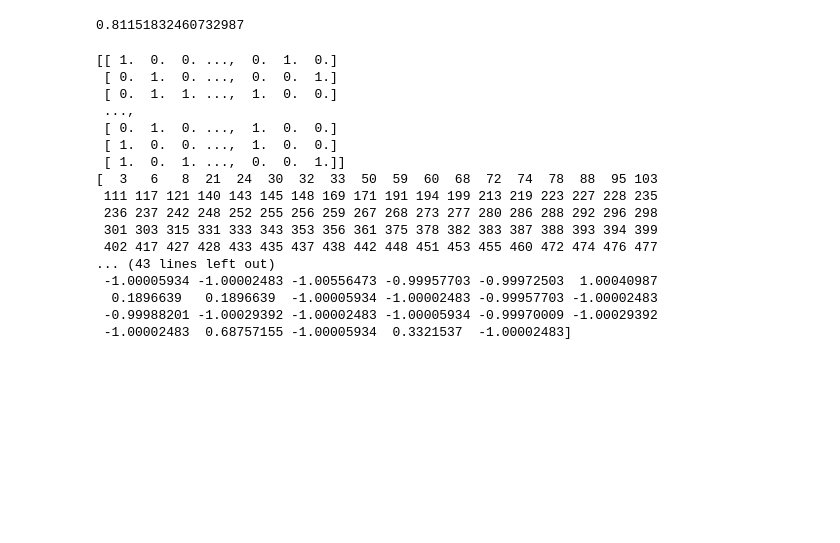
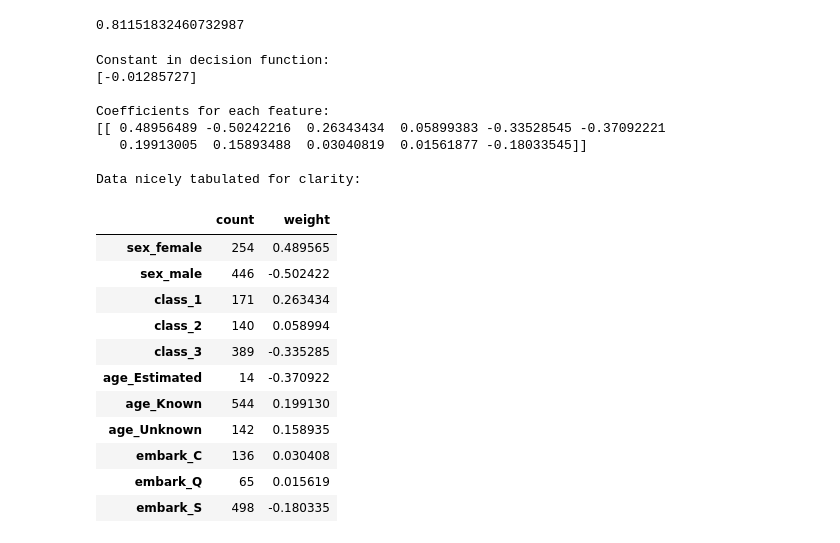
Before and after one commit to Mistborn/titanic, a Jupyter notebook: Titanic.ipynb, the cells around one changed output. Saved outputs shown, nothing was run; the diff lists cells and outputs as text; code cells hidden in the pictures; blank space fills up the shorter version.

```diff
--- a/Titanic.ipynb
+++ b/Titanic.ipynb
@@ -283,8 +303,8 @@ cv_sex_dummies = pd.get_dummies(cv_people['Sex'], prefix='sex')
 cv_class_dummies = pd.get_dummies(cv_people['Pclass'], prefix='class')
 cv_ac_dummies = pd.get_dummies(cv_people['Age Class'], prefix='age')
 cv_embark_dummies = pd.get_dummies(cv_people['Embarked'], prefix='embark')
-X = pd.concat([cv_sex_dummies, cv_class_dummies, cv_ac_dummies, cv_embark_dummies], axis=1)
-X.head()
+X2 = pd.concat([cv_sex_dummies, cv_class_dummies, cv_ac_dummies, cv_embark_dummies], axis=1)
+X2.head()
 # %% [output]
 |  | sex_female | sex_male | class_1 | class_2 | class_3 | age_Estimated | age_Known | age_Unknown | embark_C | ... |
 | 297 | 0 | 1 | 0 | 0 | 1 | 1 | 0 | 0 | 1 | ... |
@@ -308,32 +328,37 @@ clf.score(X, cv_people['Survived'])
 # %% [output]
 0.81151832460732987
-# %%
-# get support vectors
-print(clf.support_vectors_)
-
-
-# get indices of support vectors
-print(clf.support_)
-
-# get number of support vectors for each class
-print(clf.n_support_)
-
-print(clf.decision_function(X))
-# %% [output]
-[[ 1.  0.  0. ...,  0.  1.  0.]
- [ 0.  1.  0. ...,  0.  0.  1.]
- [ 0.  1.  1. ...,  1.  0.  0.]
- ...,
- [ 0.  1.  0. ...,  1.  0.  0.]
- [ 1.  0.  0. ...,  1.  0.  0.]
- [ 1.  0.  1. ...,  0.  0.  1.]]
-[  3   6   8  21  24  30  32  33  50  59  60  68  72  74  78  88  95 103
- 111 117 121 140 143 145 148 169 171 191 194 199 213 219 223 227 228 235
- 236 237 242 248 252 255 256 259 267 268 273 277 280 286 288 292 296 298
- 301 303 315 331 333 343 353 356 361 375 378 382 383 387 388 393 394 399
- 402 417 427 428 433 435 437 438 442 448 451 453 455 460 472 474 476 477
-... (43 lines left out)
- -1.00005934 -1.00002483 -1.00556473 -0.99957703 -0.99972503  1.00040987
-  0.1896639   0.1896639  -1.00005934 -1.00002483 -0.99957703 -1.00002483
- -0.99988201 -1.00029392 -1.00002483 -1.00005934 -0.99970009 -1.00029392
- -1.00002483  0.68757155 -1.00005934  0.3321537  -1.00002483]
+# %%
+print('Constant in decision function:')
+print(clf.intercept_)
+print()
+print('Coefficients for each feature:')
+print(clf.coef_)
+print()
+print("Data nicely tabulated for clarity:")
+# print('Coefficients multiplied by number of occurrences (to gauge importance):')
+
+summary = DataFrame(X.sum(), columns=['count'])
+summary['weight'] = clf.coef_[0]
+# summary['coefficient importance'] = summary['count']*summary['weight']
+summary
+# %% [output]
+Constant in decision function:
+[-0.01285727]
+
+Coefficients for each feature:
+[[ 0.48956489 -0.50242216  0.26343434  0.05899383 -0.33528545 -0.37092221
+   0.19913005  0.15893488  0.03040819  0.01561877 -0.18033545]]
+
+Data nicely tabulated for clarity:
+|  | count | weight |
+| sex_female | 254 | 0.489565 |
+| sex_male | 446 | -0.502422 |
+| class_1 | 171 | 0.263434 |
+| class_2 | 140 | 0.058994 |
+| class_3 | 389 | -0.335285 |
+| age_Estimated | 14 | -0.370922 |
+| age_Known | 544 | 0.199130 |
+| age_Unknown | 142 | 0.158935 |
+| embark_C | 136 | 0.030408 |
+| embark_Q | 65 | 0.015619 |
+| embark_S | 498 | -0.180335 |
```
Also changed, not shown: parts of 22 cells of this notebook.
